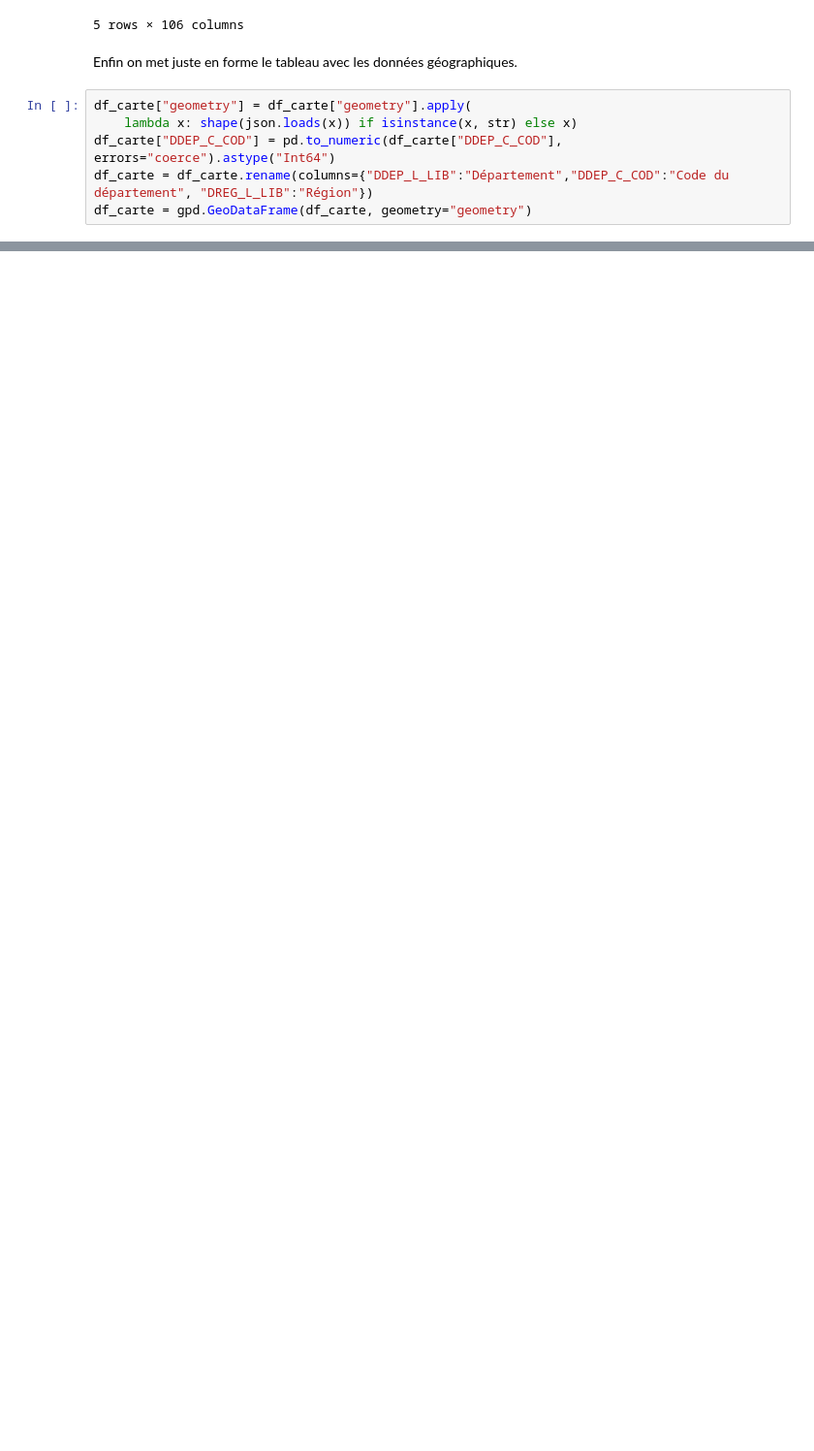
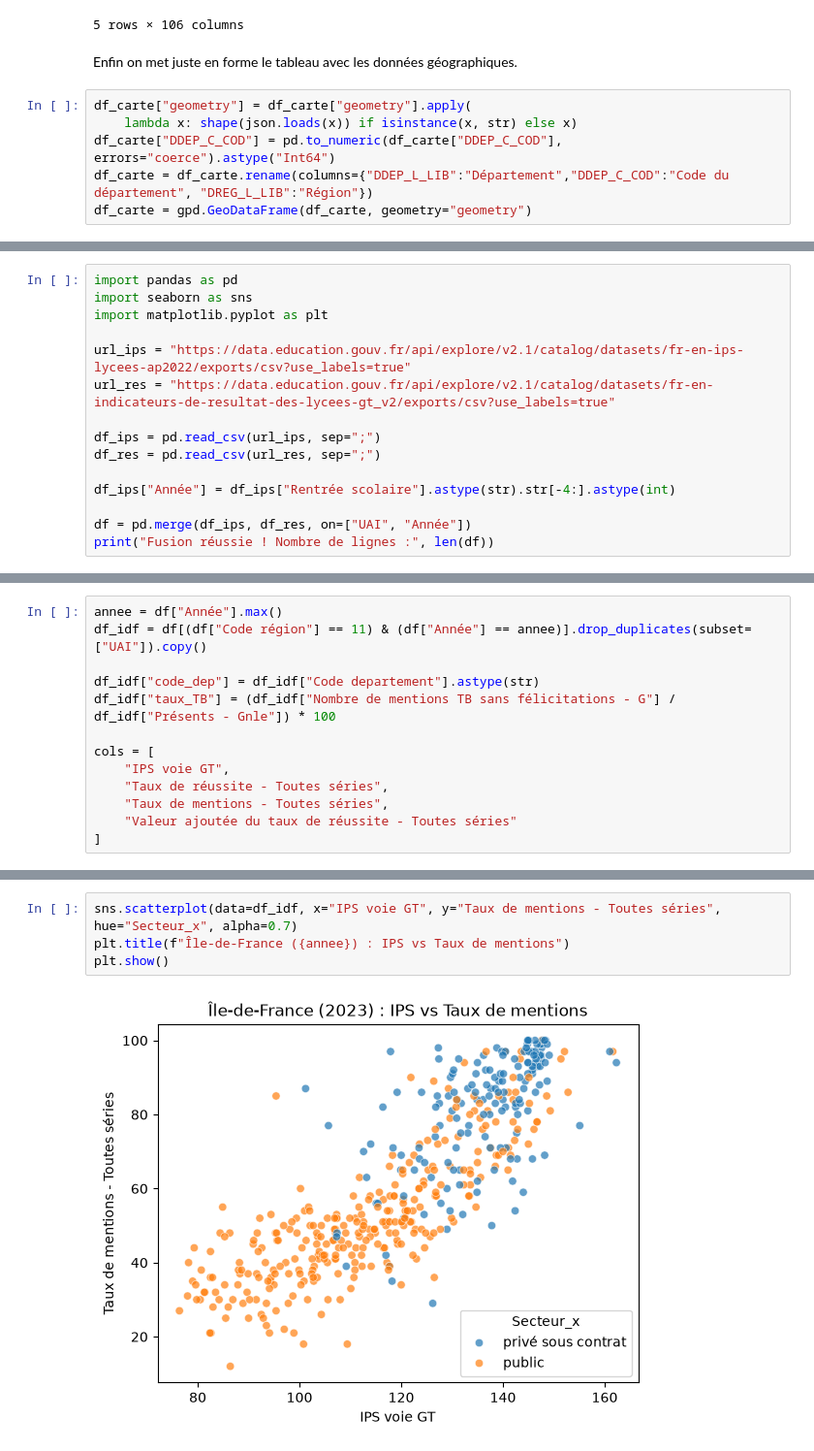
Before and after one commit to AlexisBenameur/projet-python-2AS1, a Jupyter notebook: codes/Notebook.ipynb, the cells around one changed output, grey strips where cells are left out. Shown at 97% size. Drawn from its saved outputs; the diff is of its cells as text; blank space fills up the shorter version.

```diff
--- a/codes/Notebook.ipynb
+++ b/codes/Notebook.ipynb
@@ -163,0 +175,15 @@ df_carte = gpd.GeoDataFrame(df_carte, geometry="geometry")
+# %%
+import pandas as pd
+import seaborn as sns
+import matplotlib.pyplot as plt
+
+url_ips = "https://data.education.gouv.fr/api/explore/v2.1/catalog/datasets/fr-en-ips-lycees-ap2022/exports/csv?use_labels=true"
+url_res = "https://data.education.gouv.fr/api/explore/v2.1/catalog/datasets/fr-en-indicateurs-de-resultat-des-lycees-gt_v2/exports/csv?use_labels=true"
+
+df_ips = pd.read_csv(url_ips, sep=";")
+df_res = pd.read_csv(url_res, sep=";")
+
+df_ips["Année"] = df_ips["Rentrée scolaire"].astype(str).str[-4:].astype(int)
+
+df = pd.merge(df_ips, df_res, on=["UAI", "Année"])
+print("Fusion réussie ! Nombre de lignes :", len(df))
@@ -163,0 +194,13 @@ df_carte = gpd.GeoDataFrame(df_carte, geometry="geometry")
+# %%
+annee = df["Année"].max()
+df_idf = df[(df["Code région"] == 11) & (df["Année"] == annee)].drop_duplicates(subset=["UAI"]).copy()
+
+df_idf["code_dep"] = df_idf["Code departement"].astype(str)
+df_idf["taux_TB"] = (df_idf["Nombre de mentions TB sans félicitations - G"] / df_idf["Présents - Gnle"]) * 100
+
+cols = [
+    "IPS voie GT",
+    "Taux de réussite - Toutes séries",
+    "Taux de mentions - Toutes séries",
+    "Valeur ajoutée du taux de réussite - Toutes séries"
+]
@@ -163,0 +252,6 @@ df_carte = gpd.GeoDataFrame(df_carte, geometry="geometry")
+# %%
+sns.scatterplot(data=df_idf, x="IPS voie GT", y="Taux de mentions - Toutes séries", hue="Secteur_x", alpha=0.7)
+plt.title(f"Île-de-France ({annee}) : IPS vs Taux de mentions")
+plt.show()
+# %% [output]
+[figure, added]
```
Also changed, not shown: parts of 48 cells of this notebook.
